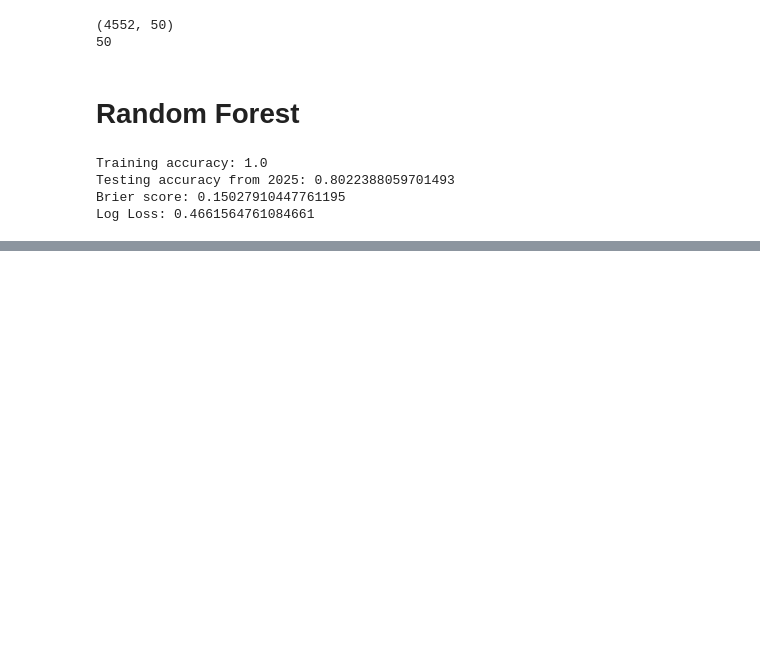
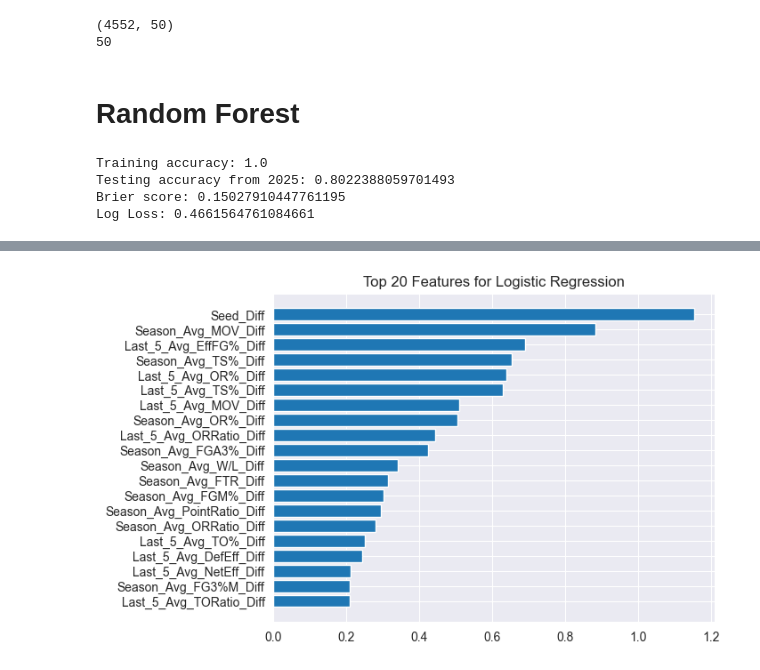
Before and after one commit to tkjonesy/March-Madness-Machine-Learning, a Jupyter notebook: March-Madness-2026.ipynb, the cells around one changed output, grey strips where cells are left out. Cells and saved outputs as stored; diff of their text form; code cells hidden in the pictures; blank space fills up the shorter version.

```diff
--- a/March-Madness-2026.ipynb
+++ b/March-Madness-2026.ipynb
@@ -332,0 +347,8 @@ plt.show()
+# %%
+coefficients = LR.coef_[0]
+indices = np.argsort(np.abs(coefficients))
+plt.barh(finalFeaturesNP[indices][-20:], np.abs(coefficients[indices][-20:]))
+plt.title('Top 20 Features for Logistic Regression')
+plt.show()
+# %% [output]
+[figure, added]
```
Also changed, not shown: parts of 5 cells of this notebook.
